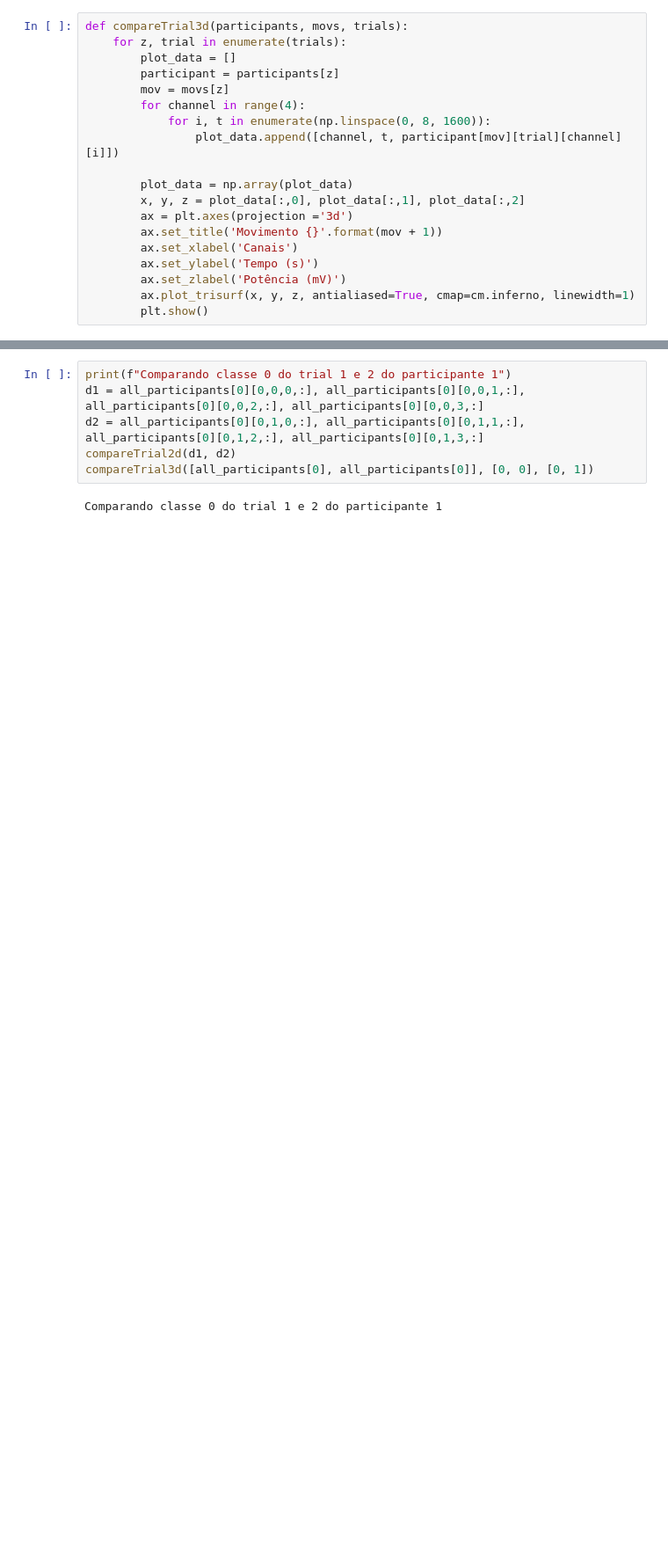
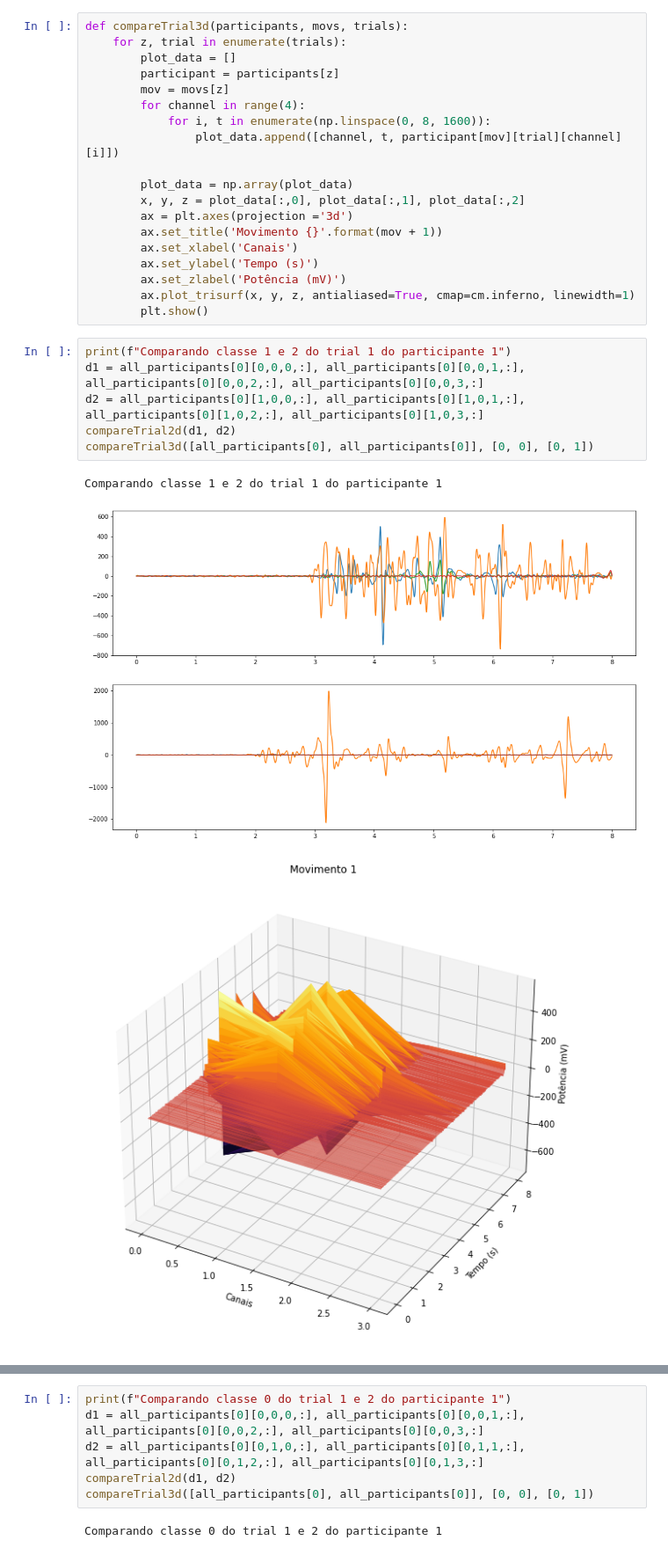
Before and after one commit to GabrielRoc/processing-biologic-data, a Jupyter notebook: sEMG/trabalho/plots.ipynb, the cells around one changed output, grey strips where cells are left out. Shown at 88% size. Drawn from its saved outputs; the diff is of its cells as text; blank space fills up the shorter version.

```diff
--- a/sEMG/trabalho/plots.ipynb
+++ b/sEMG/trabalho/plots.ipynb
@@ -66,3 +67,13 @@ def compareTrial3d(participants, movs, trials):
         ax.set_zlabel('Potência (mV)')
         ax.plot_trisurf(x, y, z, antialiased=True, cmap=cm.inferno, linewidth=1)
         plt.show()
+# %%
+print(f"Comparando classe 1 e 2 do trial 1 do participante 1")
+d1 = all_participants[0][0,0,0,:], all_participants[0][0,0,1,:], all_participants[0][0,0,2,:], all_participants[0][0,0,3,:]
+d2 = all_participants[0][1,0,0,:], all_participants[0][1,0,1,:], all_participants[0][1,0,2,:], all_participants[0][1,0,3,:]
+compareTrial2d(d1, d2)
+compareTrial3d([all_participants[0], all_participants[0]], [0, 0], [0, 1])
+# %% [output]
+Comparando classe 1 e 2 do trial 1 do participante 1
+[figure, added]
+[figure, added]
```
Also changed, not shown: parts of 3 cells of this notebook, 4 other files.
